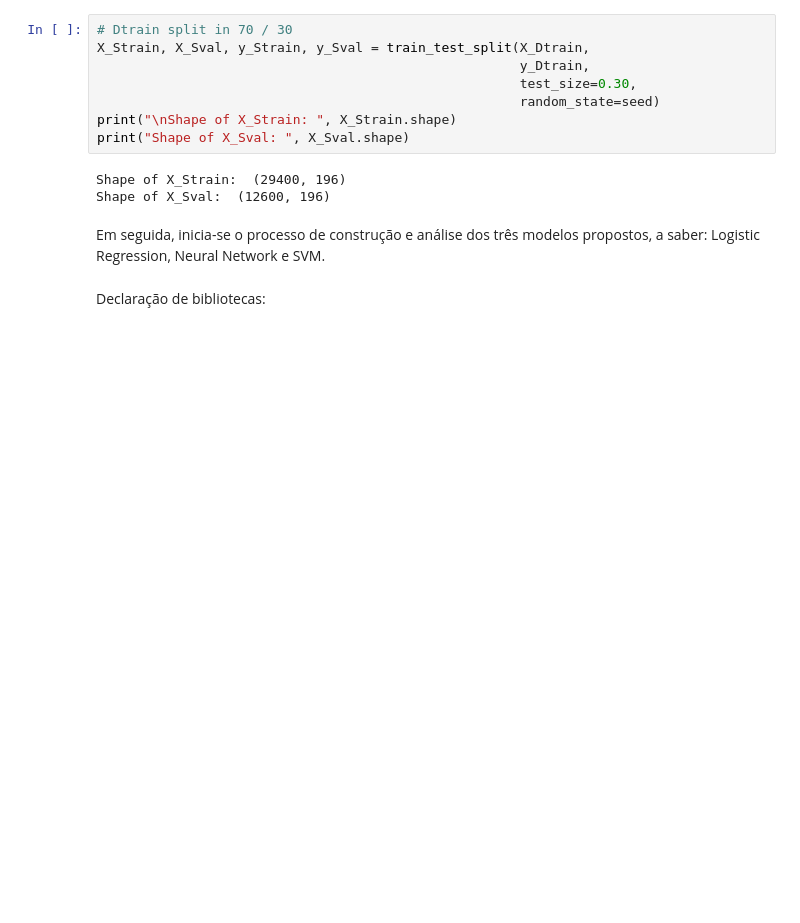
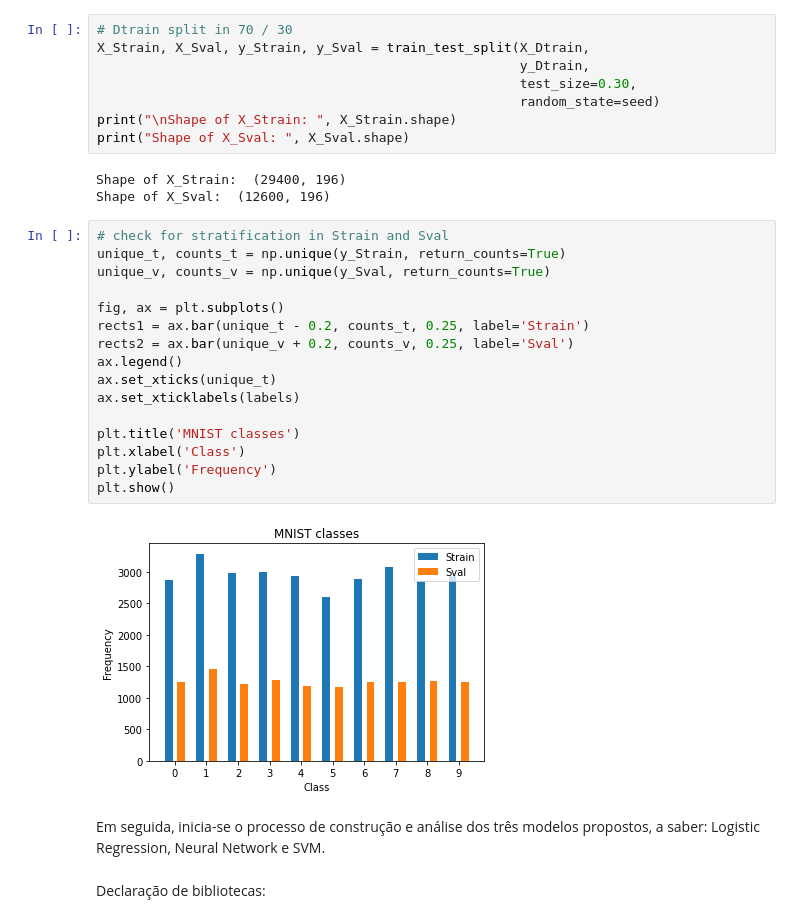
Before and after one commit to cirobr/mac5832-aprendizado-maquina, a Jupyter notebook: ep04/ep04.ipynb, the cells around one changed output. Drawn from its saved outputs; the diff is of its cells as text; blank space fills up the shorter version.

```diff
--- a/ep04/ep04.ipynb
+++ b/ep04/ep04.ipynb
@@ -150,6 +150,24 @@ print("Shape of X_Sval: ", X_Sval.shape)
 # %% [output]
 Shape of X_Strain:  (29400, 196)
 Shape of X_Sval:  (12600, 196)
+# %%
+# check for stratification in Strain and Sval
+unique_t, counts_t = np.unique(y_Strain, return_counts=True)
+unique_v, counts_v = np.unique(y_Sval, return_counts=True)
+
+fig, ax = plt.subplots()
+rects1 = ax.bar(unique_t - 0.2, counts_t, 0.25, label='Strain')
+rects2 = ax.bar(unique_v + 0.2, counts_v, 0.25, label='Sval')
+ax.legend()
+ax.set_xticks(unique_t)
+ax.set_xticklabels(labels)
+
+plt.title('MNIST classes')
+plt.xlabel('Class')
+plt.ylabel('Frequency')
+plt.show()
+# %% [output]
+[figure, added]
 # %% [markdown]
 Em seguida, inicia-se o processo de construção e análise dos três modelos propostos, a saber: Logistic Regression, Neural Network e SVM.
 # %% [markdown]
```
Also changed, not shown: parts of 34 cells of this notebook.
